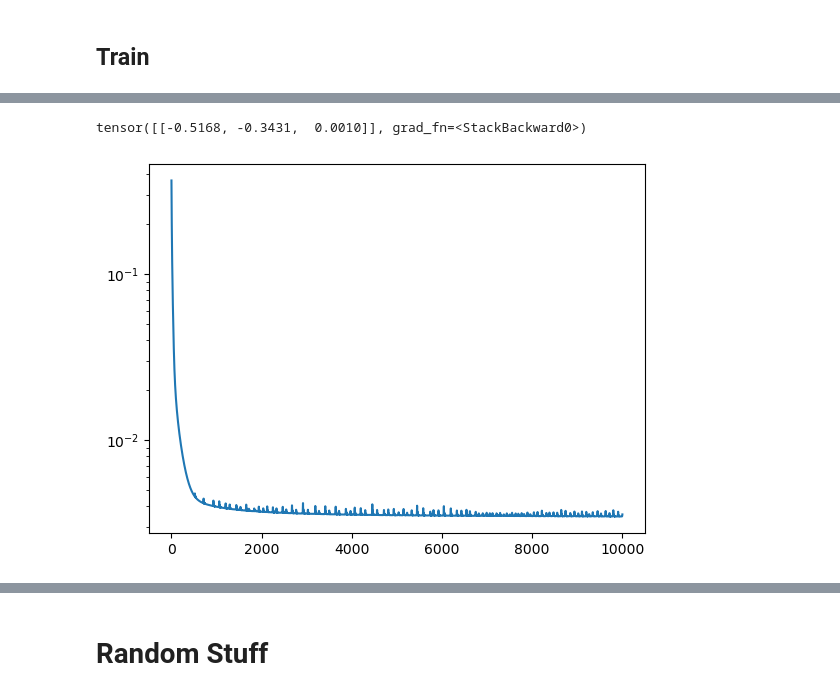
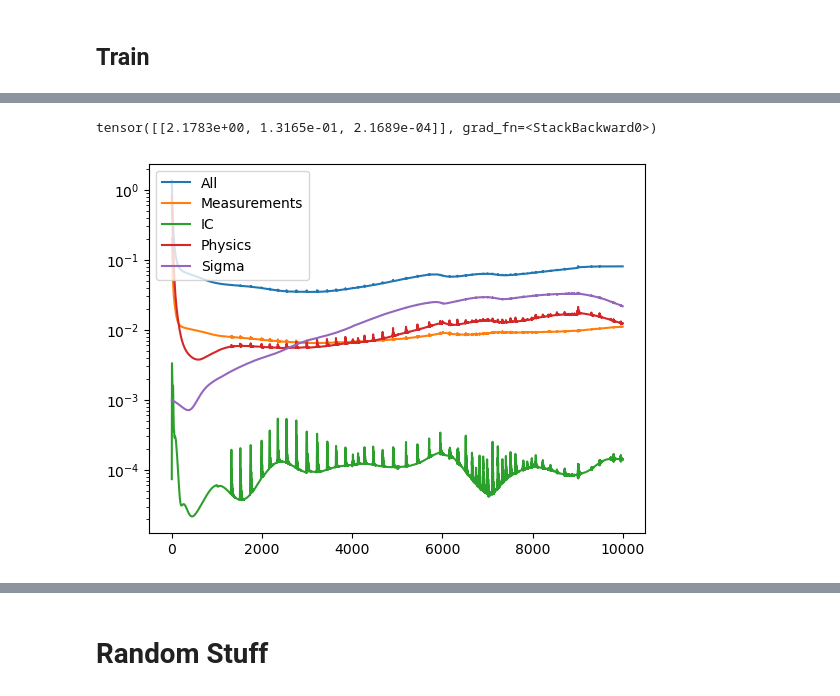
Before and after one commit to AlejandroPenacho/PINN-Project, a Jupyter notebook: pinn_approach.ipynb, the cells around one changed output, grey strips where cells are left out. Saved outputs shown, nothing was run; the diff lists cells and outputs as text; code cells hidden in the pictures.

```diff
--- a/pinn_approach.ipynb
+++ b/pinn_approach.ipynb
@@ -517,11 +534,17 @@ tensor(0.0035, grad_fn=<AddBackward0>)
-# %%
-fig, ax = plt.subplots()
-ax.semilogy(stats.total_loss_array)
-
-print(final_g_model.get_g_parameters())
-# %% [output]
-tensor([[-0.5168, -0.3431,  0.0010]], grad_fn=<StackBackward0>)
-[figure, removed]
+# %%
+fig, ax = plt.subplots()
+ax.semilogy(stats.total_loss_array)
+ax.semilogy(stats.loss_per_block["voltage_measurements"])
+ax.semilogy(stats.loss_per_block["ic"])
+ax.semilogy(stats.loss_per_block["physics_g_inference"])
+ax.semilogy(stats.loss_per_block["g_regularizer"])
+
+ax.legend(["All", "Measurements", "IC", "Physics", "Sigma"])
+
+print(final_g_model.get_g_parameters())
+# %% [output]
+tensor([[2.1783e+00, 1.3165e-01, 2.1689e-04]], grad_fn=<StackBackward0>)
+[figure, added]
 # %%
 def show_model(simulation_file, trained_model: neural.NNWithG):
 
```
Also changed, not shown: parts of 10 cells of this notebook, 6 other files.
